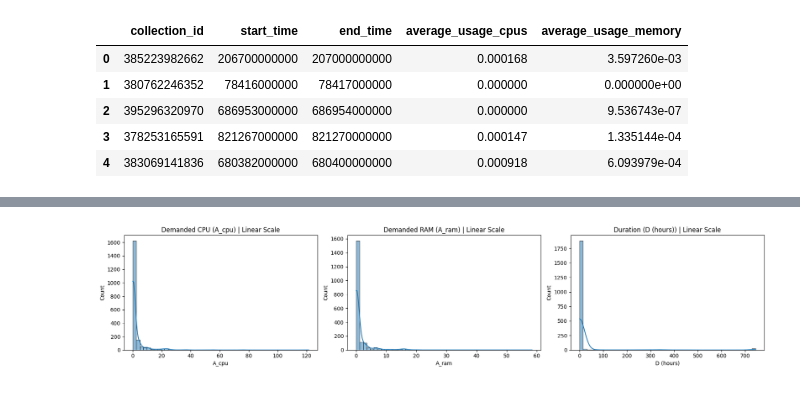
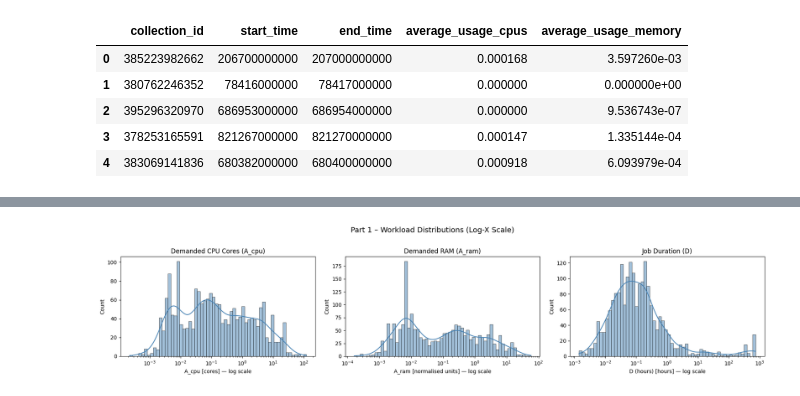
Before and after one commit to dangolofrancesco/cloud_pricing_sim, a Jupyter notebook: notebooks/01_eda_and_distribution_fitting.ipynb, the cells around one changed output, grey strips where cells are left out. Saved outputs shown, nothing was run; the diff lists cells and outputs as text; code cells hidden in the pictures.

```diff
--- a/notebooks/01_eda_and_distribution_fitting.ipynb
+++ b/notebooks/01_eda_and_distribution_fitting.ipynb
@@ -124,16 +51,0 @@ Saved full distinct-value tables for usage in: ../data/processed/feature_audit/u
-# %%
-# Display complete value frequencies for low-cardinality columns.
-LOW_CARDINALITY_THRESHOLD = 60
-
-for ds_name, df in dfs.items():
-    print(f"\n=== {ds_name.upper()} LOW-CARDINALITY FEATURES (<= {LOW_CARDINALITY_THRESHOLD} unique values) ===")
-    profile = profiles[ds_name]
-    low_card_cols = profile.loc[profile['unique_non_null_values'] <= LOW_CARDINALITY_THRESHOLD, 'column'].tolist()
-
-    if not low_card_cols:
-        print('No low-cardinality columns found.')
-        continue
-
-    for col in low_card_cols:
-        print(f"\n--- {col} ---")
-        display(all_distinct_tables[ds_name][col])
@@ -237,54 +119,33 @@ Using duration column: D (hours)
 # %%
-# 1) Workload Physics: heavy tails + overprovisioning
-feature_cols = ['A_cpu', 'A_ram', duration_col]
-feature_titles = [
-    'Demanded CPU (A_cpu)',
-    'Demanded RAM (A_ram)',
-    f'Duration ({duration_col})',
+## Part 1: Workload Physics — Feature Distributions (Log Scale)
+#
+# Cloud workloads are heavily right-skewed: thousands of "mice" (tiny, short jobs)
+# alongside a few "whales" (massive, long-running ML/data jobs).
+# A log-x scale is required to show both populations simultaneously.
+
+DURATION_COL = 'D (hours)'
+
+fig, axes = plt.subplots(1, 3, figsize=(18, 4))
+features = [
+    ('A_cpu',        'Demanded CPU Cores (A_cpu)',   'cores'),
+    ('A_ram',        'Demanded RAM (A_ram)',          'normalised units'),
+    (DURATION_COL,   'Job Duration (D)',              'hours'),
 ]
 
-# Linear-scale histograms (direct magnitude comparison).
-fig, axes = plt.subplots(1, 3, figsize=(18, 4))
-for ax, col, title in zip(axes, feature_cols, feature_titles):
-    sns.histplot(processed_df[col].dropna(), kde=True, ax=ax, bins=50)
-    ax.set_title(f'{title} | Linear Scale')
-    ax.set_xlabel(col)
+for ax, (col, title, unit) in zip(axes, features):
+    data = df[col].replace(0, np.nan).dropna()
+    sns.histplot(data, bins=60, kde=True, log_scale=True, ax=ax, color='steelblue')
+    ax.set_title(title, fontsize=12)
+    ax.set_xlabel(f'{col} [{unit}] — log scale')
+    ax.set_ylabel('Count')
+
+plt.suptitle('Part 1 – Workload Distributions (Log-X Scale)', fontsize=14, y=1.02)
 plt.tight_layout()
 plt.show()
 
-# Log-scale histograms (tail/shape visibility across orders of magnitude).
-fig, axes = plt.subplots(1, 3, figsize=(18, 4))
-for ax, col, title in zip(axes, feature_cols, feature_titles):
-    sns.histplot(processed_df[col].dropna(), kde=True, log_scale=True, ax=ax, bins=50)
-    ax.set_title(f'{title} | Log-X Scale')
-    ax.set_xlabel(col)
-plt.tight_layout()
-plt.show()
-
-plt.figure(figsize=(7, 6))
-scatter_df = processed_df[['A_cpu', 'actual_cpu_usage']].dropna()
-sns.scatterplot(
-    data=scatter_df.sample(n=min(15000, len(scatter_df)), random_state=42),
-    x='A_cpu',
-    y='actual_cpu_usage',
-    alpha=0.2,
-    s=12,
-    edgecolor=None,
- )
-
-max_axis = float(np.nanmax([scatter_df['A_cpu'].max(), scatter_df['actual_cpu_usage'].max()]))
-plt.plot([0, max_axis], [0, max_axis], linestyle='--', color='red', label='y = x (no overprovisioning)')
-plt.title('Overprovisioning Check: Demanded vs Actual CPU Usage')
-plt.xlabel('A_cpu (Demanded CPU)')
-plt.ylabel('actual_cpu_usage (Observed CPU)')
-plt.legend()
-plt.tight_layout()
-plt.show()
-
-overprov_ratio = (
-    (scatter_df['actual_cpu_usage'] < scatter_df['A_cpu']).mean()
-    if len(scatter_df) else np.nan
- )
-print(f"Share of jobs with actual_cpu_usage < A_cpu: {overprov_ratio:.2%}")
+# Summary stats to quantify the tail.
+for col, title, _ in features:
+    s = df[col].describe(percentiles=[.5, .9, .99])
+    print(f"{title:35s}  median={s['50%']:.4g}  p90={s['90%']:.4g}  p99={s['99%']:.4g}  max={s['max']:.4g}")
 # %% [output]
-[figure, old version]
+[figure, new version]
```
Also changed, not shown: parts of 17 cells of this notebook, 5 other files.
